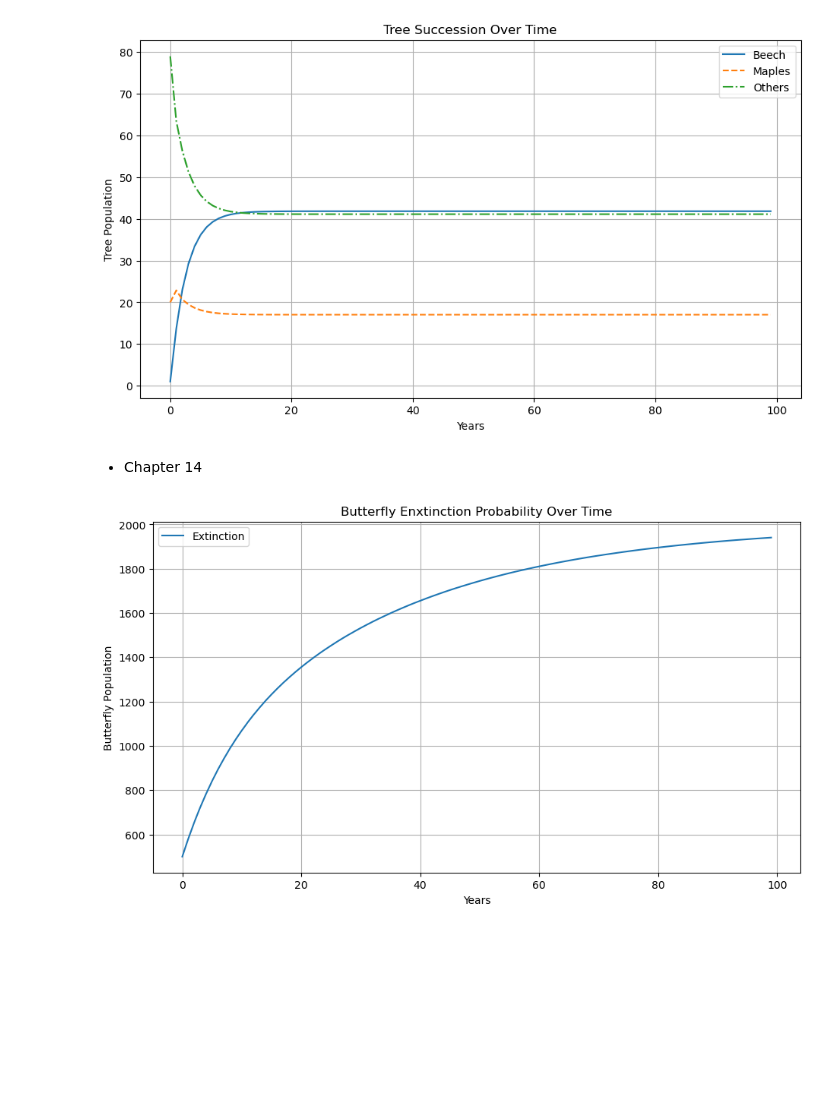
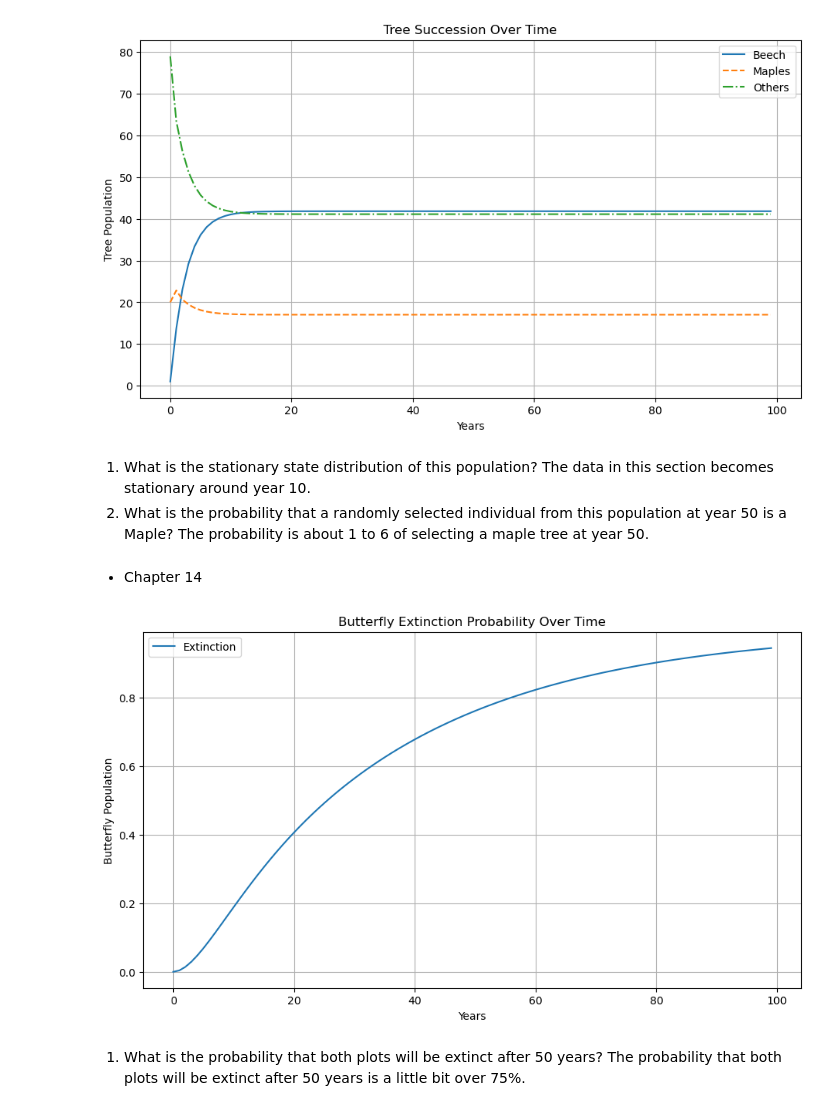
Before and after one commit to jchick11/BIO_350_F25, a Jupyter notebook: IC_Assignment.7.ipynb, the cells around one changed output. Drawn from its saved outputs; the diff is of its cells as text; code cells hidden in the pictures; blank space fills up the shorter version.

```diff
--- a/IC_Assignment.7.ipynb
+++ b/IC_Assignment.7.ipynb
@@ -49,8 +49,10 @@ def tree_population(years, initialbeech, initialmaples, initialothers):
 beech, maples, others = tree_population(100, 1, 20, 79)
 # %%
 # plot populations for each age class and total
-# ensure `years` matches the length of the population vectors
-years = list(range(len(total_pop)))
+# compute total population and ensure `years` matches the length of the population vectors
+total_pop = [b + m + o for b, m, o in zip(beech, maples, others)]
+years = list(range(len(beech)))
+
 plt.figure(figsize=(11, 6))
 plt.plot(years, beech, label='Beech', linestyle='-')
 plt.plot(years, maples, label='Maples', linestyle='--')
@@ -64,6 +66,11 @@ plt.grid()
 plt.show()
 # %% [output]
 [figure]
+# %% [markdown]
+1. What is the stationary state distribution of this population?
+    The data in this section becomes stationary around year 10.
+2. What is the probability that a randomly selected individual from this population at year 50 is a Maple?
+    The probability is about 1 to 6 of selecting a maple tree at year 50.
 # %% [markdown]
 - Chapter 14
 # %%
@@ -124,19 +131,22 @@ def butterfly_population(years, A, B, C, D):
     # Return the time series for each age class
     return (A1, B2, C3, D4)
 # %%
-A1, B2, C3, D4 = butterfly_population(100, 500, 500, 500, 500)
+A1, B2, C3, D4 = butterfly_population(100, 0, 0, 0, 1)
 # %%
 # plot populations for each age class and total
 # ensure `years` matches the length of the population vectors
-years = list(range(len(total_pop)))
+years = list(range(len(A1)))
 plt.figure(figsize=(11, 6))
 plt.plot(years, A1, label='Extinction', linestyle='-')
 # make sure later code that references `result` doesn't error
 plt.xlabel('Years')
 plt.ylabel('Butterfly Population')
-plt.title('Butterfly Enxtinction Probability Over Time')
+plt.title('Butterfly Extinction Probability Over Time')
 plt.legend()
 plt.grid()
 plt.show()
 # %% [output]
-[figure, old version]
+[figure, new version]
+# %% [markdown]
+1. What is the probability that both plots will be extinct after 50 years?
+    The probability that both plots will be extinct after 50 years is a little bit over 75%.
```
